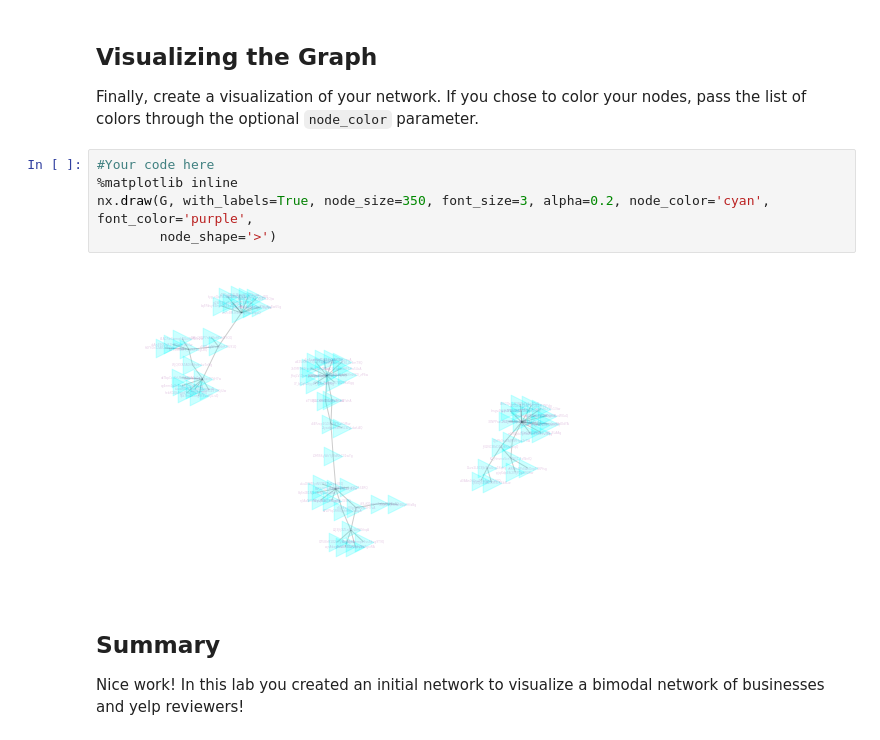
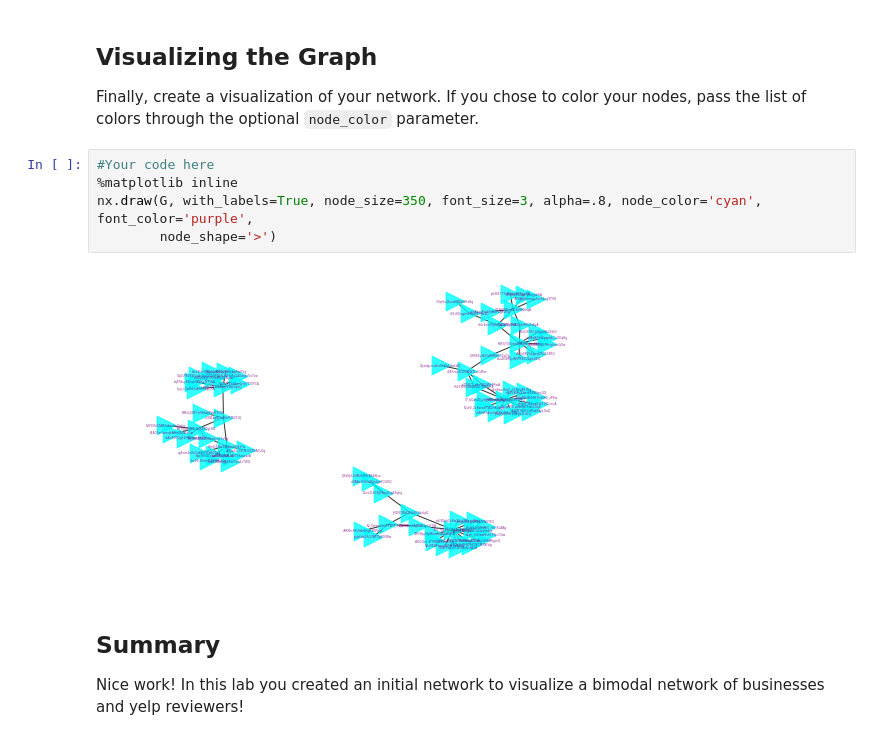
Before and after one commit to Patrickbfuller/dsc-3-28-04-graph-data-io-codealong-seattle-ds-career-040119, a Jupyter notebook: index.ipynb, the cells around one changed output. Cells and saved outputs as stored; diff of their text form.

```diff
--- a/index.ipynb
+++ b/index.ipynb
@@ -68,10 +68,10 @@ Finally, create a visualization of your network. If you chose to color your node
 # %%
 #Your code here
 %matplotlib inline
-nx.draw(G, with_labels=True, node_size=350, font_size=3, alpha=0.2, node_color='cyan', font_color='purple',
+nx.draw(G, with_labels=True, node_size=350, font_size=3, alpha=.8, node_color='cyan', font_color='purple',
         node_shape='>')
 # %% [output]
-[figure, old version]
+[figure, new version]
 # %% [markdown]
 ## Summary
 
```
